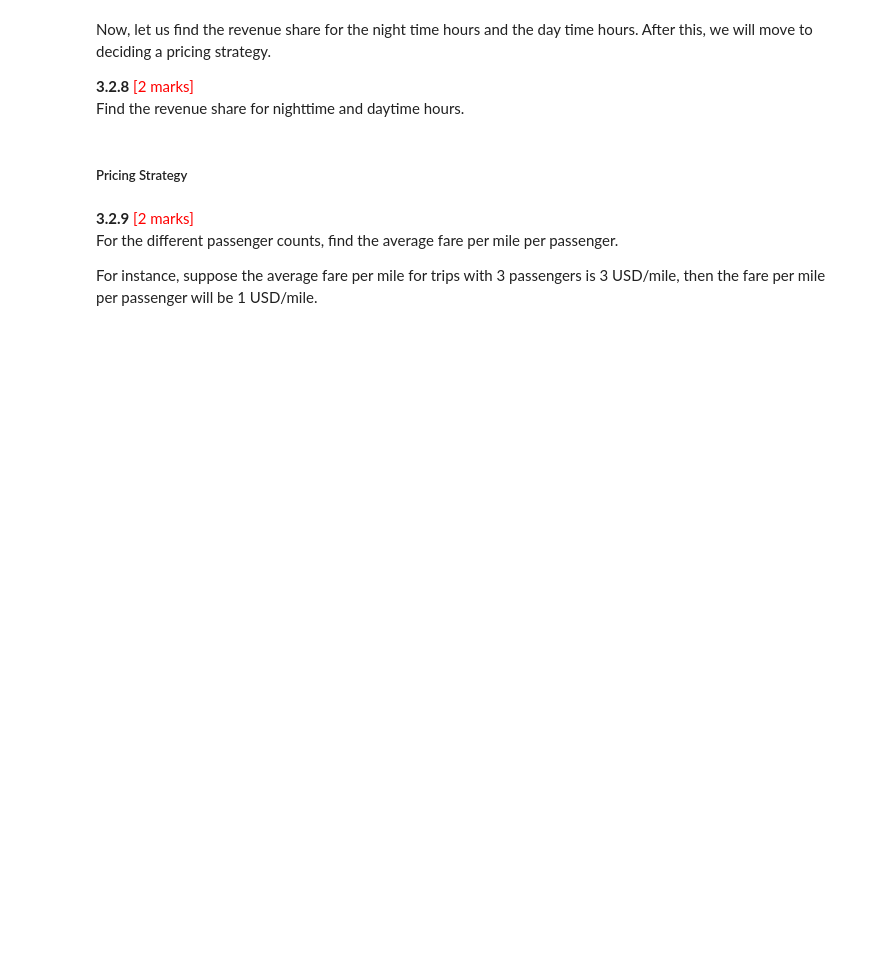
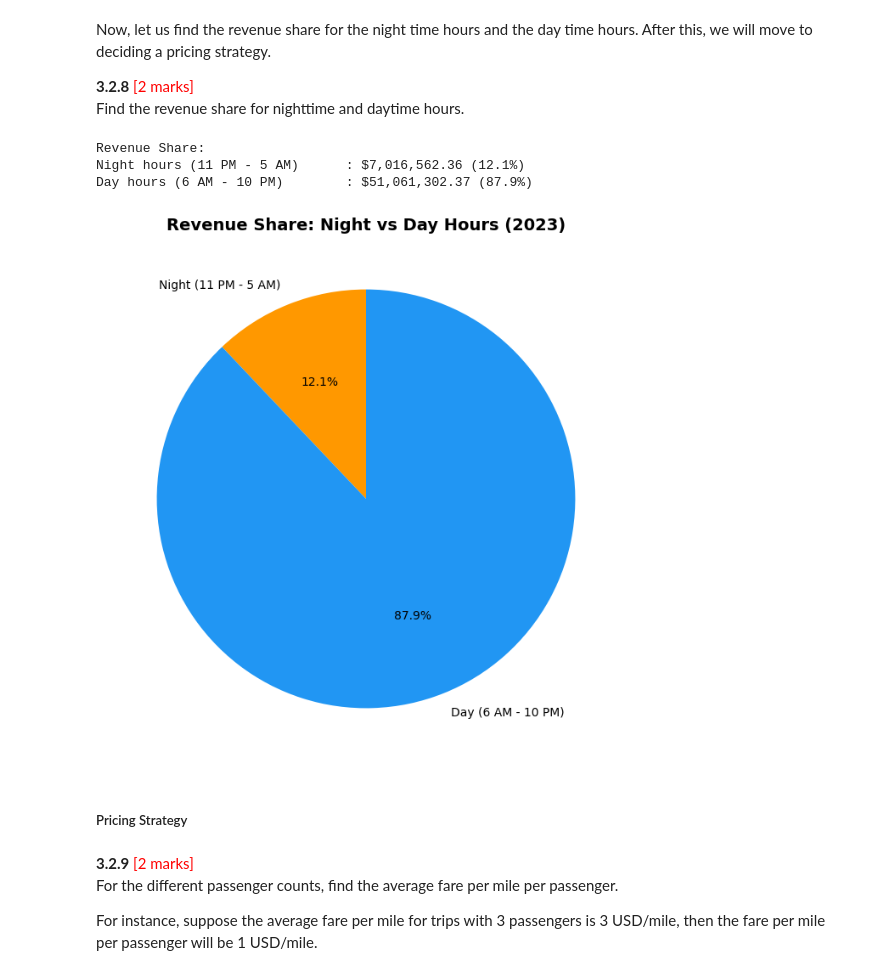
Before and after one commit to rahuljeyaraj/EDA-NYC-Taxi, a Jupyter notebook: EDA_NYC_Taxi_Analysis_Rahul_Jeyaraj.ipynb, the cells around one changed output. Drawn from its saved outputs; the diff is of its cells as text; code cells hidden in the pictures; blank space fills up the shorter version.

```diff
--- a/EDA_Assg_NYC_Taxi_Starter.ipynb
+++ b/EDA_NYC_Taxi_Analysis_Rahul_Jeyaraj.ipynb
@@ -1652,3 +1783,24 @@ Find the revenue share for nighttime and daytime hours.
+# %%
+# Filter for night hours (11 PM to 5 AM)
+df['is_night'] = ((df['pickup_hour'] >= 23) | (df['pickup_hour'] <= 5 )).astype(bool)
+
+night_revenue = df[df['is_night']==True]['total_amount'].sum()
+day_revenue = df[df['is_night']==False]['total_amount'].sum()
+total_revenue = night_revenue + day_revenue
+
+print("Revenue Share:")
+print(f"Night hours (11 PM - 5 AM)\t: ${night_revenue:,.2f} ({night_revenue/total_revenue*100:.1f}%)")
+print(f"Day hours (6 AM - 10 PM)\t: ${day_revenue:,.2f} ({day_revenue/total_revenue*100:.1f}%)")
+
+plt.figure(figsize=(8, 8))
+plt.pie([night_revenue, day_revenue], labels=['Night (11 PM - 5 AM)', 'Day (6 AM - 10 PM)'], autopct='%1.1f%%', startangle=90, colors=['#FF9800', '#2196F3'])
+plt.title('Revenue Share: Night vs Day Hours (2023)', fontsize=14, fontweight='bold')
+plt.show()
+# %% [output]
+Revenue Share:
+Night hours (11 PM - 5 AM)      : $7,016,562.36 (12.1%)
+Day hours (6 AM - 10 PM)        : $51,061,302.37 (87.9%)
+[figure, added]
 # %% [markdown]
 ##### Pricing Strategy
 # %% [markdown]
```
Also changed, not shown: parts of 34 cells of this notebook, 2 other files.
